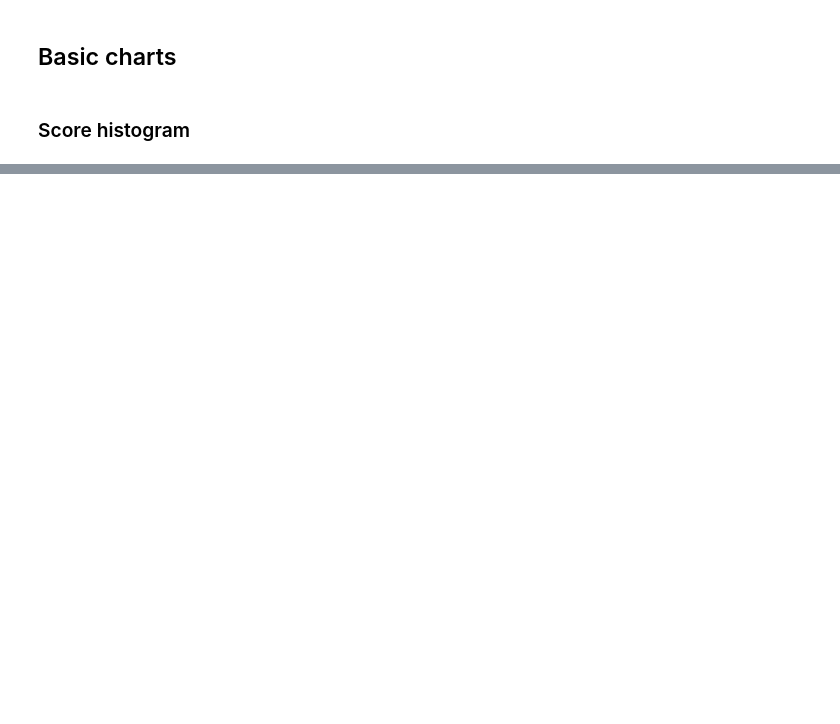
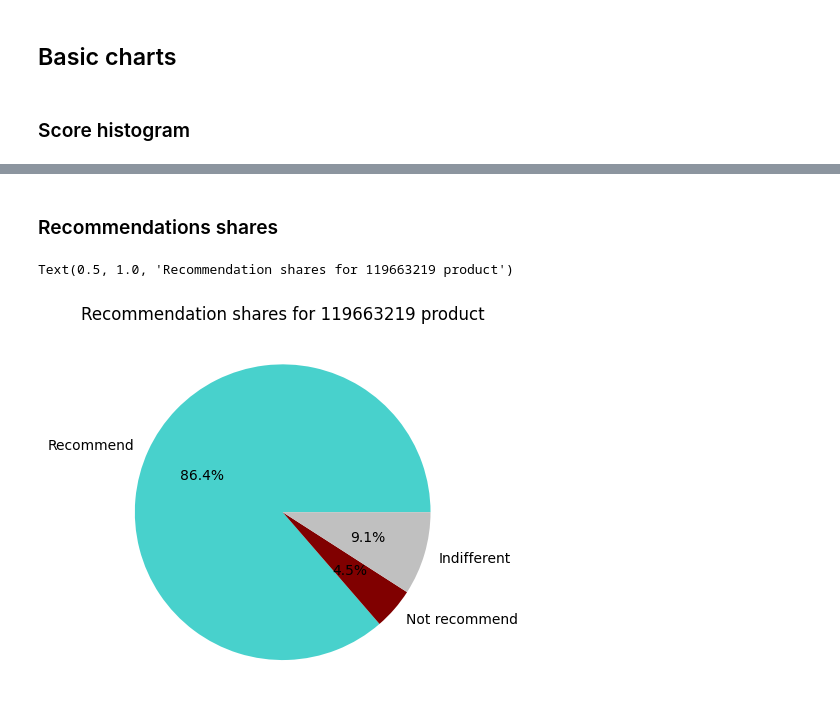
Before and after one commit to DominikaWiewiora/CeneoScraperDW, a Jupyter notebook: analyzer.ipynb, the cells around one changed output, grey strips where cells are left out. Cells and saved outputs as stored; diff of their text form; code cells hidden in the pictures; blank space fills up the shorter version.

```diff
--- a/analyzer.ipynb
+++ b/analyzer.ipynb
@@ -36,0 +64,14 @@ score_distribution.plot.bar()
+# %% [markdown]
+### Recommendations shares
+# %%
+recommendation_distribution = opinions.recommendation.value_counts(dropna=False).reindex([True, False, np.nan], fill_value = 0)
+recommendation_distribution.plot.pie(
+    labels = ["Recommend", "Not recommend", "Indifferent"],
+    label = "",
+    colors = ["mediumturquoise", "maroon", "silver"],
+    autopct = lambda l: "{:1.1f}%".format(l) if l else ""
+)
+plt.title(f"Recommendation shares for {product_id} product")
+# %% [output]
+Text(0.5, 1.0, 'Recommendation shares for 119663219 product')
+[figure, added]
```
Also changed, not shown: parts of 11 cells of this notebook, 1 other file.
